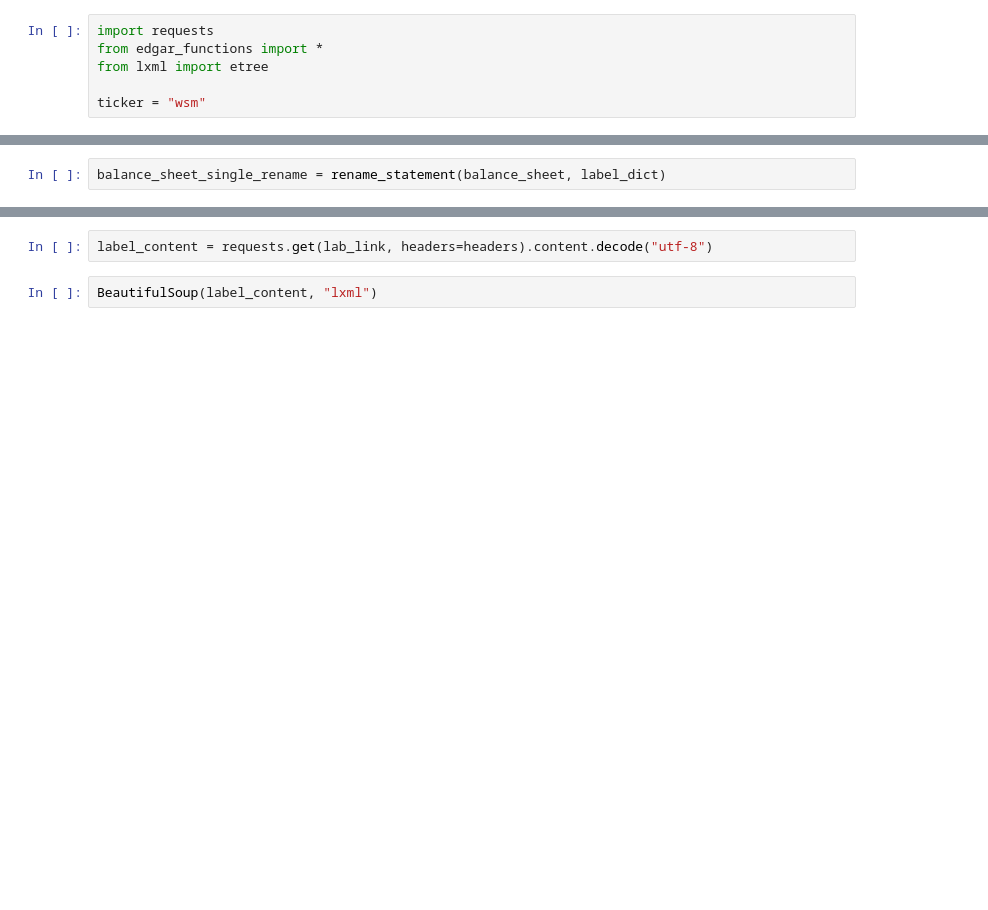
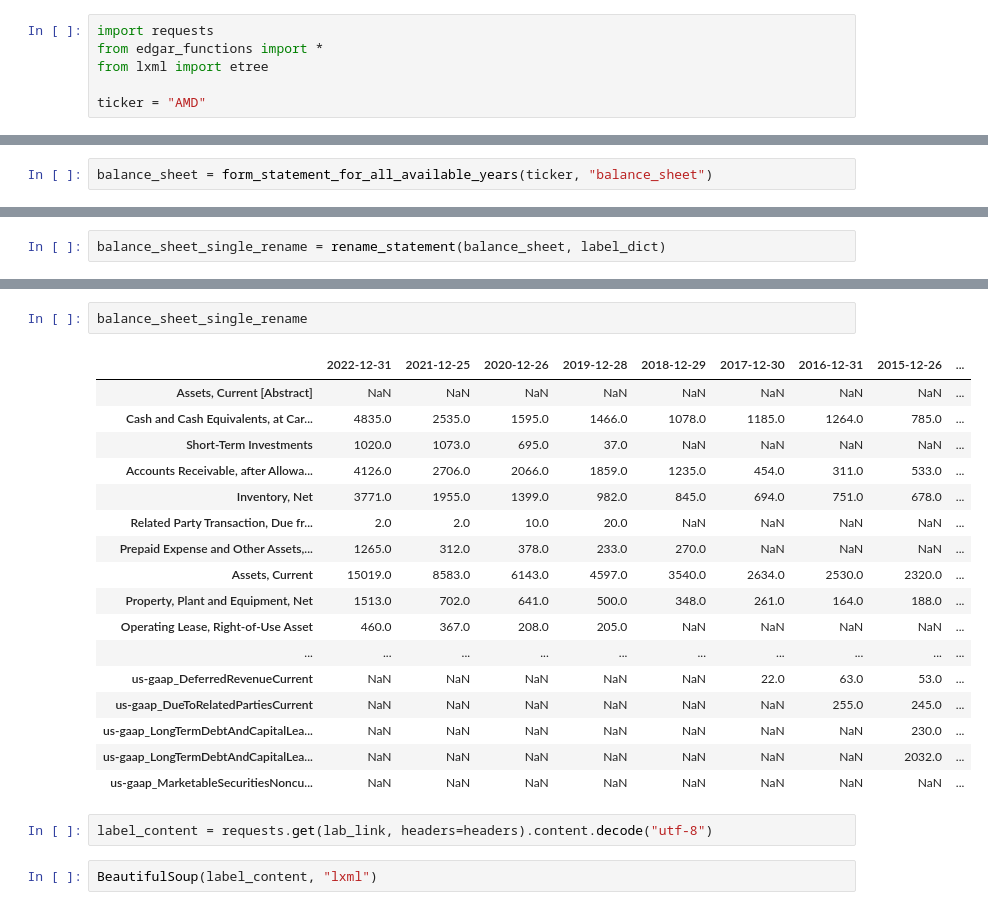
Before and after one commit to GGRusty/Edgar, a Jupyter notebook: xbrl.ipynb, the cells around one changed output, grey strips where cells are left out. Drawn from its saved outputs; the diff is of its cells as text; blank space fills up the shorter version.

```diff
--- a/xbrl.ipynb
+++ b/xbrl.ipynb
@@ -3,7 +3,7 @@ import requests
 from edgar_functions import *
 from lxml import etree
 
-ticker = "wsm"
+ticker = "AMD"
 # %%
 accession_num_series = get_10K_accessionNumbers_for_ticker(ticker)
 # %%
@@ -81,3 +81,5 @@ https://www.sec.gov/Archives/edgar/data/0000719955/000162828023009175/wsm-202301
 label_dict = get_label_dictionary(ticker, accession_num_series[0])
 # %%
 balance_sheet = pd.read_csv("quarterly&annual_results/wsm/balance_sheet_annual.csv")
+# %%
+balance_sheet = form_statement_for_all_available_years(ticker, "balance_sheet")
@@ -115,3 +122,23 @@ balance_sheet
+# %%
+balance_sheet_single_rename
+# %% [output]
+|  | 2022-12-31 | 2021-12-25 | 2020-12-26 | 2019-12-28 | 2018-12-29 | 2017-12-30 | 2016-12-31 | 2015-12-26 | ... |
+| Assets, Current [Abstract] | NaN | NaN | NaN | NaN | NaN | NaN | NaN | NaN | ... |
+| Cash and Cash Equivalents, at Car... | 4835.0 | 2535.0 | 1595.0 | 1466.0 | 1078.0 | 1185.0 | 1264.0 | 785.0 | ... |
+| Short-Term Investments | 1020.0 | 1073.0 | 695.0 | 37.0 | NaN | NaN | NaN | NaN | ... |
+| Accounts Receivable, after Allowa... | 4126.0 | 2706.0 | 2066.0 | 1859.0 | 1235.0 | 454.0 | 311.0 | 533.0 | ... |
+| Inventory, Net | 3771.0 | 1955.0 | 1399.0 | 982.0 | 845.0 | 694.0 | 751.0 | 678.0 | ... |
+| Related Party Transaction, Due fr... | 2.0 | 2.0 | 10.0 | 20.0 | NaN | NaN | NaN | NaN | ... |
+| Prepaid Expense and Other Assets,... | 1265.0 | 312.0 | 378.0 | 233.0 | 270.0 | NaN | NaN | NaN | ... |
+| Assets, Current | 15019.0 | 8583.0 | 6143.0 | 4597.0 | 3540.0 | 2634.0 | 2530.0 | 2320.0 | ... |
+| Property, Plant and Equipment, Net | 1513.0 | 702.0 | 641.0 | 500.0 | 348.0 | 261.0 | 164.0 | 188.0 | ... |
+| Operating Lease, Right-of-Use Asset | 460.0 | 367.0 | 208.0 | 205.0 | NaN | NaN | NaN | NaN | ... |
+| ... | ... | ... | ... | ... | ... | ... | ... | ... | ... |
+| us-gaap_DeferredRevenueCurrent | NaN | NaN | NaN | NaN | NaN | 22.0 | 63.0 | 53.0 | ... |
+| us-gaap_DueToRelatedPartiesCurrent | NaN | NaN | NaN | NaN | NaN | NaN | 255.0 | 245.0 | ... |
+| us-gaap_LongTermDebtAndCapitalLea... | NaN | NaN | NaN | NaN | NaN | NaN | NaN | 230.0 | ... |
+| us-gaap_LongTermDebtAndCapitalLea... | NaN | NaN | NaN | NaN | NaN | NaN | NaN | 2032.0 | ... |
+| us-gaap_MarketableSecuritiesNoncu... | NaN | NaN | NaN | NaN | NaN | NaN | NaN | NaN | ... |
 # %%
 label_content = requests.get(lab_link, headers=headers).content.decode("utf-8")
 # %%
```
Also changed, not shown: parts of 5 cells of this notebook, 6 other files.
